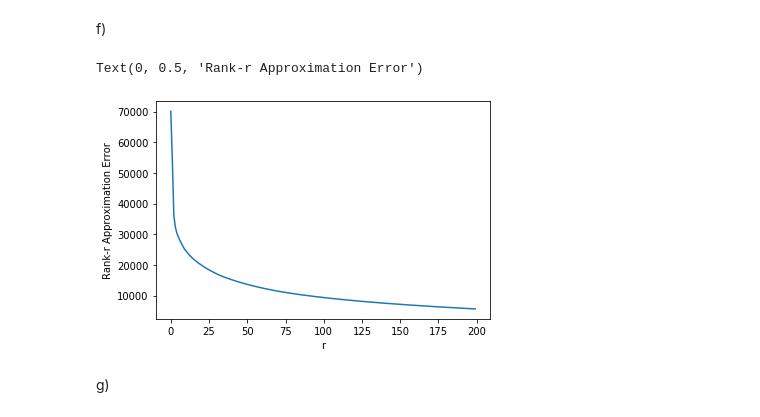
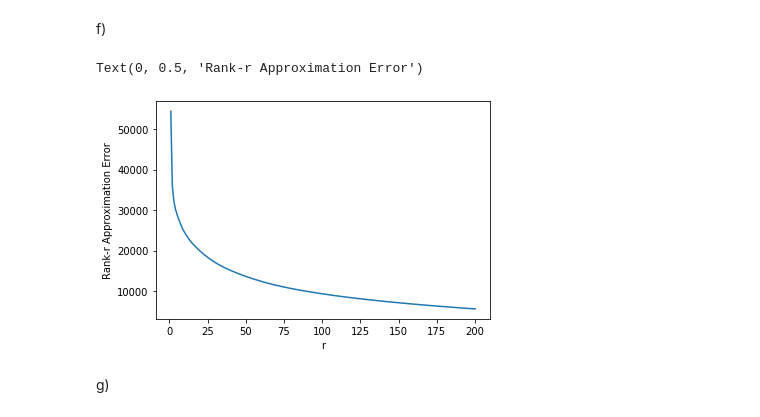
Before and after one commit to simirajpal/Applied-Machine-Learning, a Jupyter notebook: Assignment_2/Homework2_Code.ipynb, the cells around one changed output. Saved outputs shown, nothing was run; the diff lists cells and outputs as text; code cells hidden in the pictures.

```diff
--- a/Assignment_2/Homework2_Code.ipynb
+++ b/Assignment_2/Homework2_Code.ipynb
@@ -86,24 +91,26 @@ for i in range(10):
 f)
 # %%
 froList = [] # list to store Frobenius Norm values
+rValues = [] # list to store r values
 
 # loop from r=1 to r=200
-for j in range(200):
+for j in range(201):
     if(j==0):
         continue
+    rValues.append(j)
     # calculate matrix products
     temp = np.dot(np.diag(S[:j]), VTrans[:j,:])
     Xr = np.dot(U[:,:j], temp)
     # NOT SURE IF WE NEED TO USE X OR NEW X FOR THIS
     diff = np.subtract(trainMinusAv,Xr) # calculate difference between X and Xr
     froList.append(la.norm(diff,'fro')) # calculate Frobenius Norm of the difference
 
-plt.plot(range(200), froList, label='Rank-r Approximation Error') # plot r against Frobenius Norm
+plt.plot(rValues, froList, label='Rank-r Approximation Error') # plot r against Frobenius Norm
 plt.xlabel("r") # label x axis
 plt.ylabel("Rank-r Approximation Error") # label y axis
 # %% [output]
 Text(0, 0.5, 'Rank-r Approximation Error')
-[figure, old version]
+[figure, new version]
 # %% [markdown]
 g)
 # %%
```
Also changed, not shown: parts of 3 cells of this notebook.
